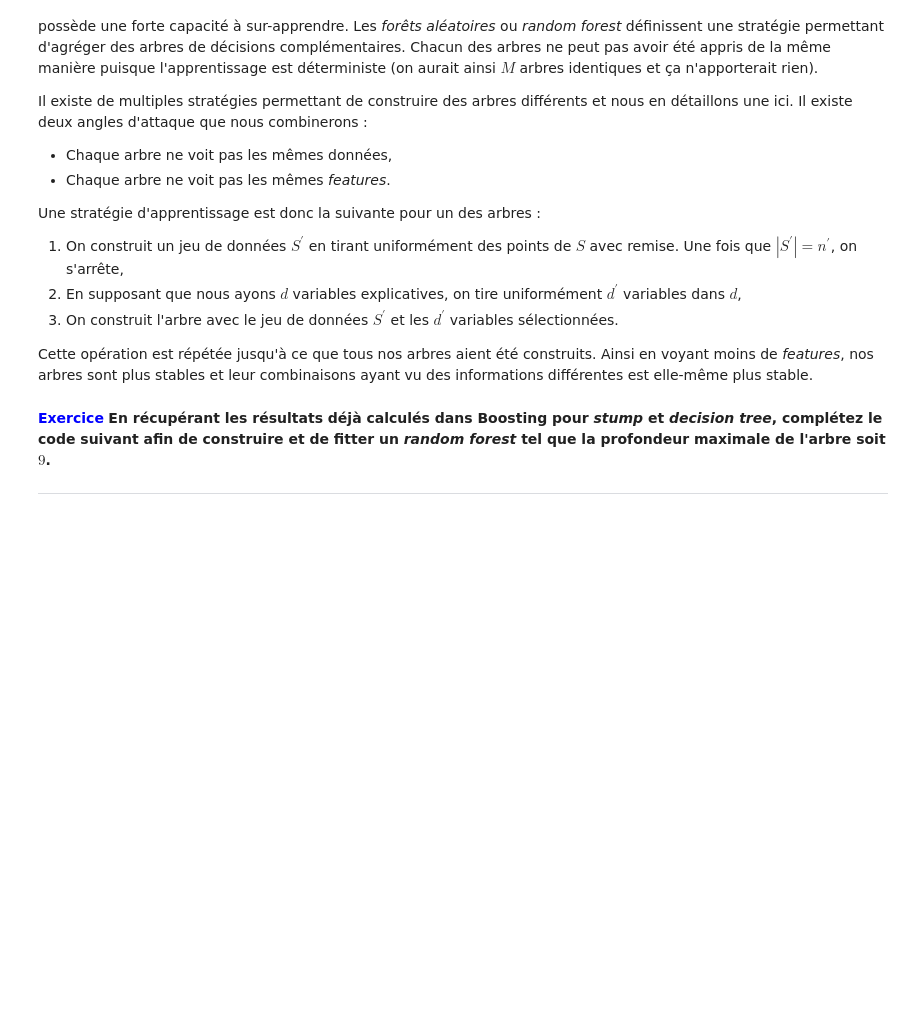
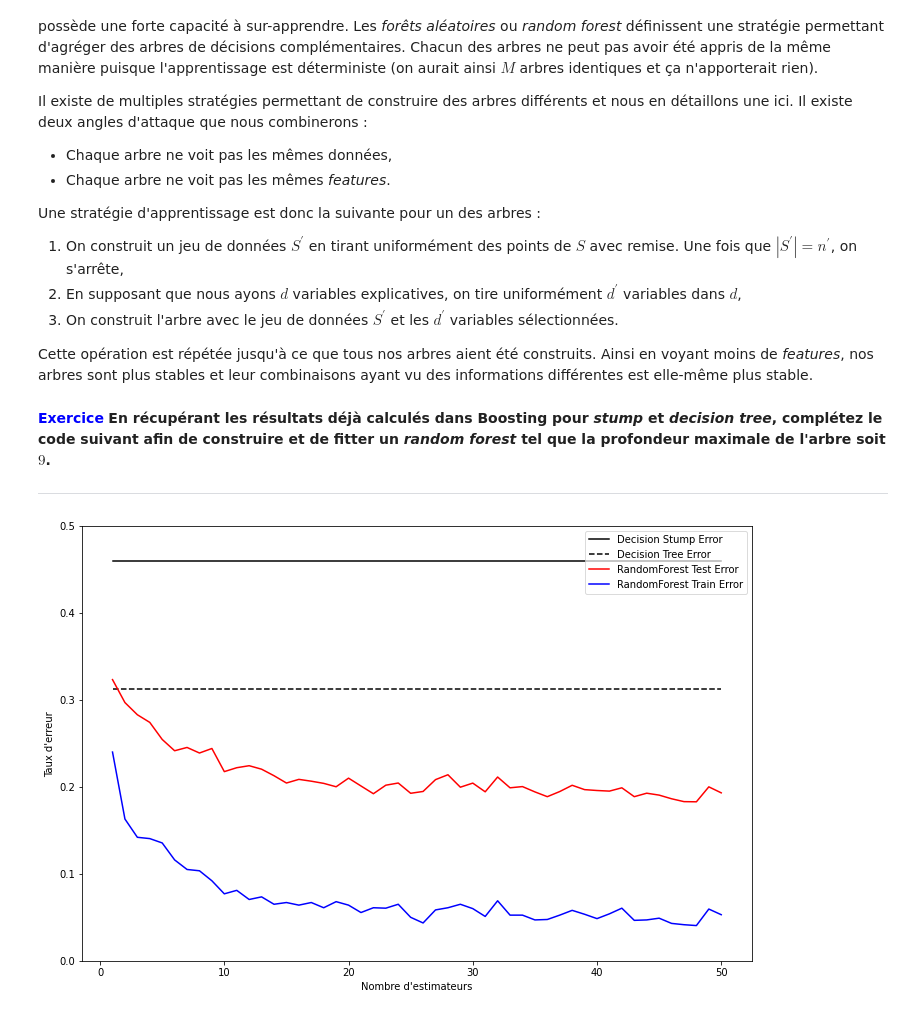
Before and after one commit to melodyrous/MIASHS2, a Jupyter notebook: opti&regul/03_methodes_ensembliste.ipynb, the cells around one changed output. Saved outputs shown, nothing was run; the diff lists cells and outputs as text; code cells hidden in the pictures; blank space fills up the shorter version.

```diff
--- a/opti&regul/03_methodes_ensembliste.ipynb
+++ b/opti&regul/03_methodes_ensembliste.ipynb
@@ -748,34 +757,37 @@ rf_err = np.zeros((n_estimators_list.shape[0],))
 rf_err_train = np.zeros((n_estimators_list.shape[0],))
 
 for j, nb_estimators in enumerate(n_estimators_list):
     ####### Complete this part ######## or die ####################
-    ... random forest construction
-    ... fit
+    # ... random forest construction
+    rf = RandomForestClassifier(n_estimators= nb_estimators, max_depth=9)
+    rf.fit(X_train, y_train)
     ###############################################################
     rf_err[j] = zero_one_loss(rf.predict(X_test), y_test)
     rf_err_train[j] = zero_one_loss(rf.predict(X_train), y_train)
 
 fig = plt.figure(figsize=(12, 8))
 ax = fig.add_subplot(111)
 
-ax.plot([1, n_estimators], [dt_stump_err] * 2, 'k-',
+ax.plot([1, max_n_estimators], [dt_stump_err] * 2, 'k-',
         label='Decision Stump Error')
-ax.plot([1, n_estimators], [dt_err] * 2, 'k--',
+ax.plot([1, max_n_estimators], [dt_err] * 2, 'k--',
         label='Decision Tree Error')
 
 ax.plot(n_estimators_list, rf_err,
         label='RandomForest Test Error',
         color='red')
 
 ax.plot(n_estimators_list, rf_err_train,
         label='RandomForest Train Error',
         color='blue')
 
 ax.set_ylim((0.0, 0.5))
 ax.set_xlabel('Nombre d\'estimateurs')
 ax.set_ylabel('Taux d\'erreur')
 
 leg = ax.legend(loc='upper right', fancybox=True)
 leg.get_frame().set_alpha(0.7)
 
 plt.show()
+# %% [output]
+[figure, added]
```
Also changed, not shown: parts of 4 cells of this notebook.
